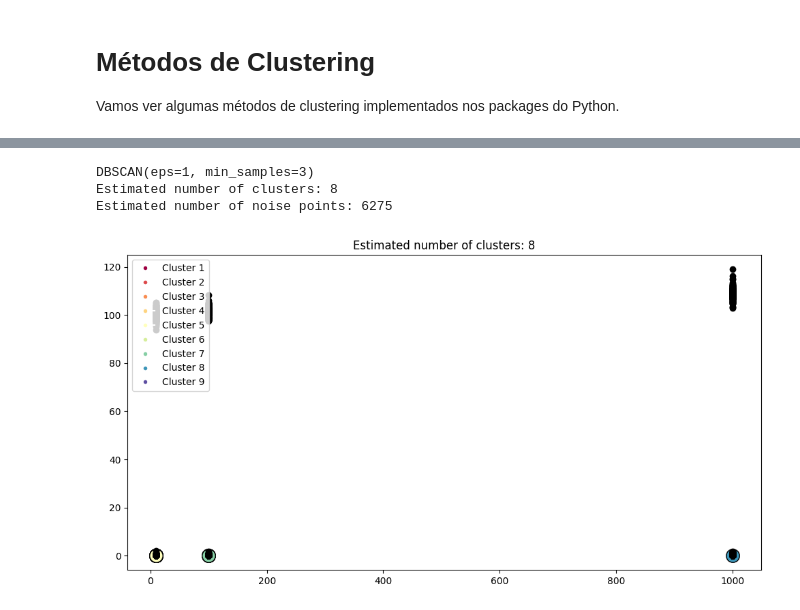
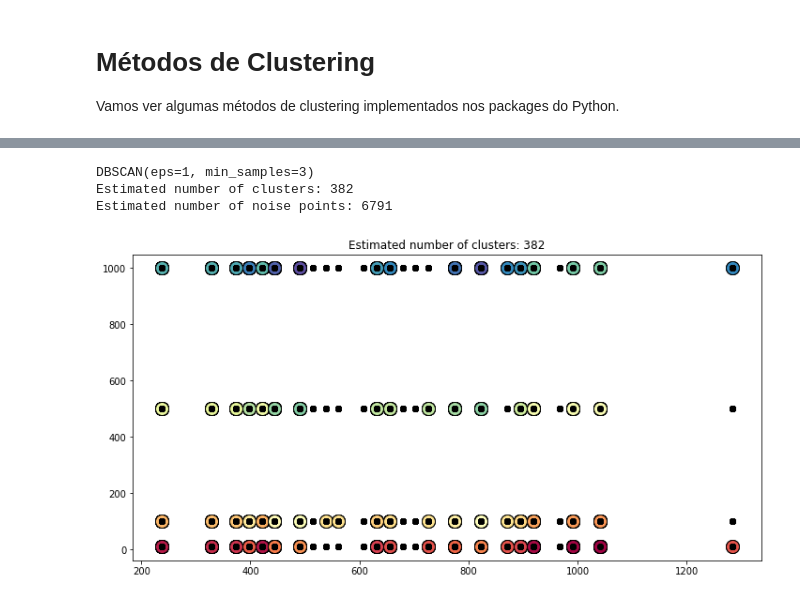
Before and after one commit to realRunlo/EnergyMeasurement, a Jupyter notebook: notebooks/clustering.ipynb, the cells around one changed output, grey strips where cells are left out. Cells and saved outputs as stored; diff of their text form; code cells hidden in the pictures.

```diff
--- a/notebooks/clustering.ipynb
+++ b/notebooks/clustering.ipynb
@@ -148,25 +147,19 @@ for x in a:
 # %%
-# Exemplo de uso do DBSCAN
 from sklearn.cluster import DBSCAN
 import numpy as np
+import pandas as pd
+import matplotlib.pyplot as plt
 
-
+# Dataset
 file_name = '../measurements.csv'
 data = pd.read_csv(file_name, header=0, delimiter=",", decimal=".")
-data = data.drop(columns=['DRAM'])
-# preprocessa categoricos com one hot encoding
-data = data.drop(columns=['Language'])
-data = data.drop(columns=['Program'])
-data.columns = ['Size', 'Package', 'Core', 'GPU',
-                'Time', 'Temperature', 'Memory']
-
+# data = data.drop(columns=['test'])
+data = pd.get_dummies(data, columns=["Language", "Program"])
 
 clust = DBSCAN(eps=1, min_samples=3).fit(data)
 labels = clust.labels_
-#print(clust.fit_predict(X))
 
 print(clust)
-
 
 # Number of clusters in labels, ignoring noise if present.
 n_clusters_ = len(set(labels)) - (1 if -1 in labels else 0)
@@ -175,11 +168,9 @@ n_noise_ = list(labels).count(-1)
 print("Estimated number of clusters: %d" % n_clusters_)
 print("Estimated number of noise points: %d" % n_noise_)
 
+X = np.array(data)
 
-X = np.array(data)
-#X = np.delete(X,3,1) # remove a coluna de 'cluster'
-
-plt.figure(figsize=(12,6))
+plt.figure(figsize=(12, 6))
 unique_labels = set(labels)
 core_samples_mask = np.zeros_like(labels, dtype=bool)
 core_samples_mask[clust.core_sample_indices_] = True
@@ -189,45 +180,36 @@ for k, col in zip(unique_labels, colors):
     if k == -1:
         # Black used for noise.
         col = [0, 0, 0, 1]
 
     class_member_mask = labels == k
 
     xy = X[class_member_mask & core_samples_mask]
     plt.plot(
         xy[:, 0],
         xy[:, 1],
         "o",
         markerfacecolor=tuple(col),
         markeredgecolor="k",
         markersize=14,
     )
 
     xy = X[class_member_mask & ~core_samples_mask]
     plt.plot(
         xy[:, 0],
         xy[:, 1],
         "o",
         markerfacecolor=tuple(col),
         markeredgecolor="k",
         markersize=6,
     )
 
 plt.title(f"Estimated number of clusters: {n_clusters_}")
-# create a list of legend elem
-## markers / records
-legend_elements = [Line2D([0], [0], marker='o', color='w',
-                          label='Cluster {}'.format(i+1),
-               markerfacecolor=mcolor, markersize=5)
-for i, mcolor in enumerate(colors)]
-# plot legend
-plt.legend(handles=legend_elements, loc='upper left')
-
 plt.show()
 # %% [output]
 DBSCAN(eps=1, min_samples=3)
-Estimated number of clusters: 8
-Estimated number of noise points: 6275
+Estimated number of clusters: 382
+Estimated number of noise points: 6791
-[figure, old version]
+[figure, new version]
 # %%
 # Hierachical Clustering
 import numpy as py
```
Also changed, not shown: parts of 4 cells of this notebook, 1 other file.
